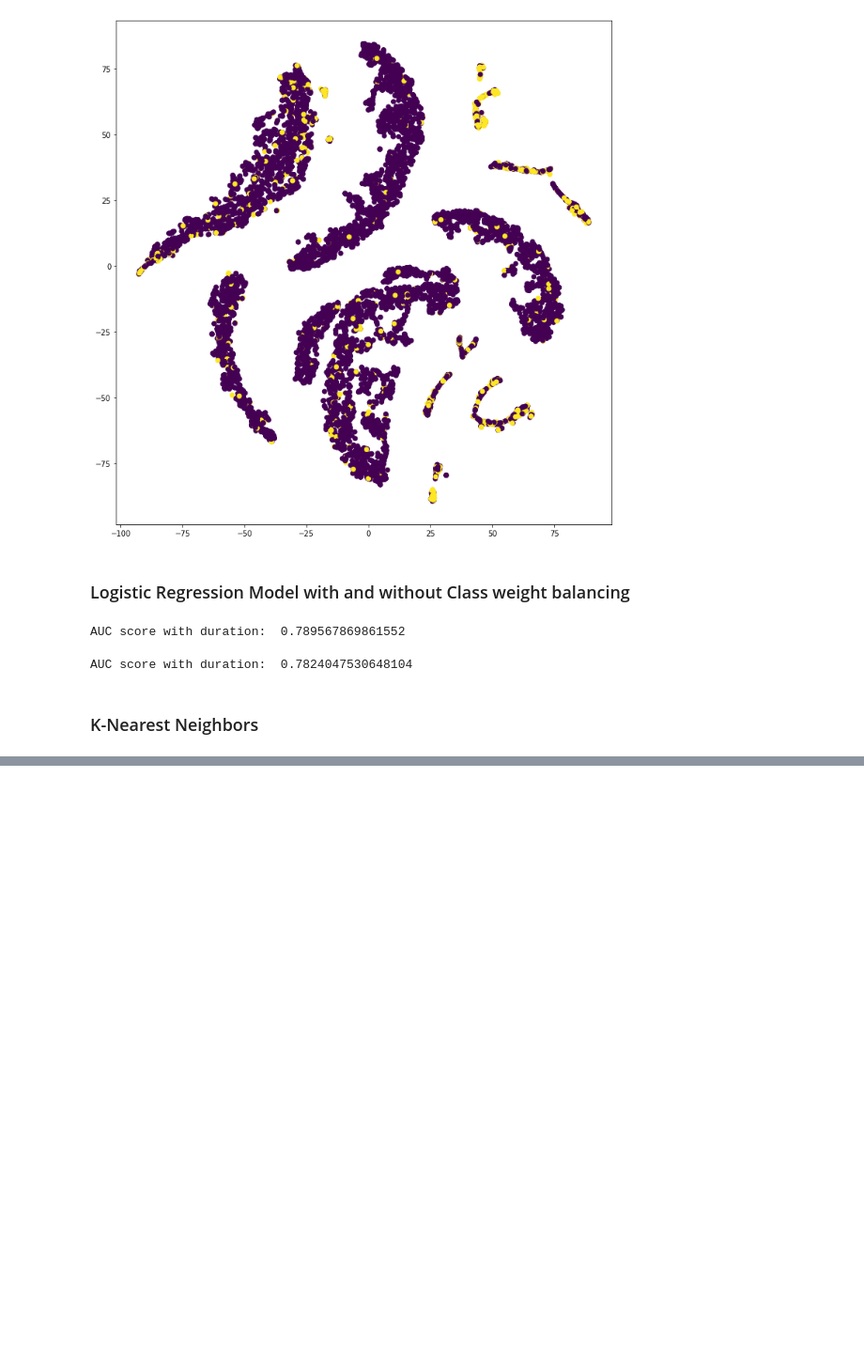
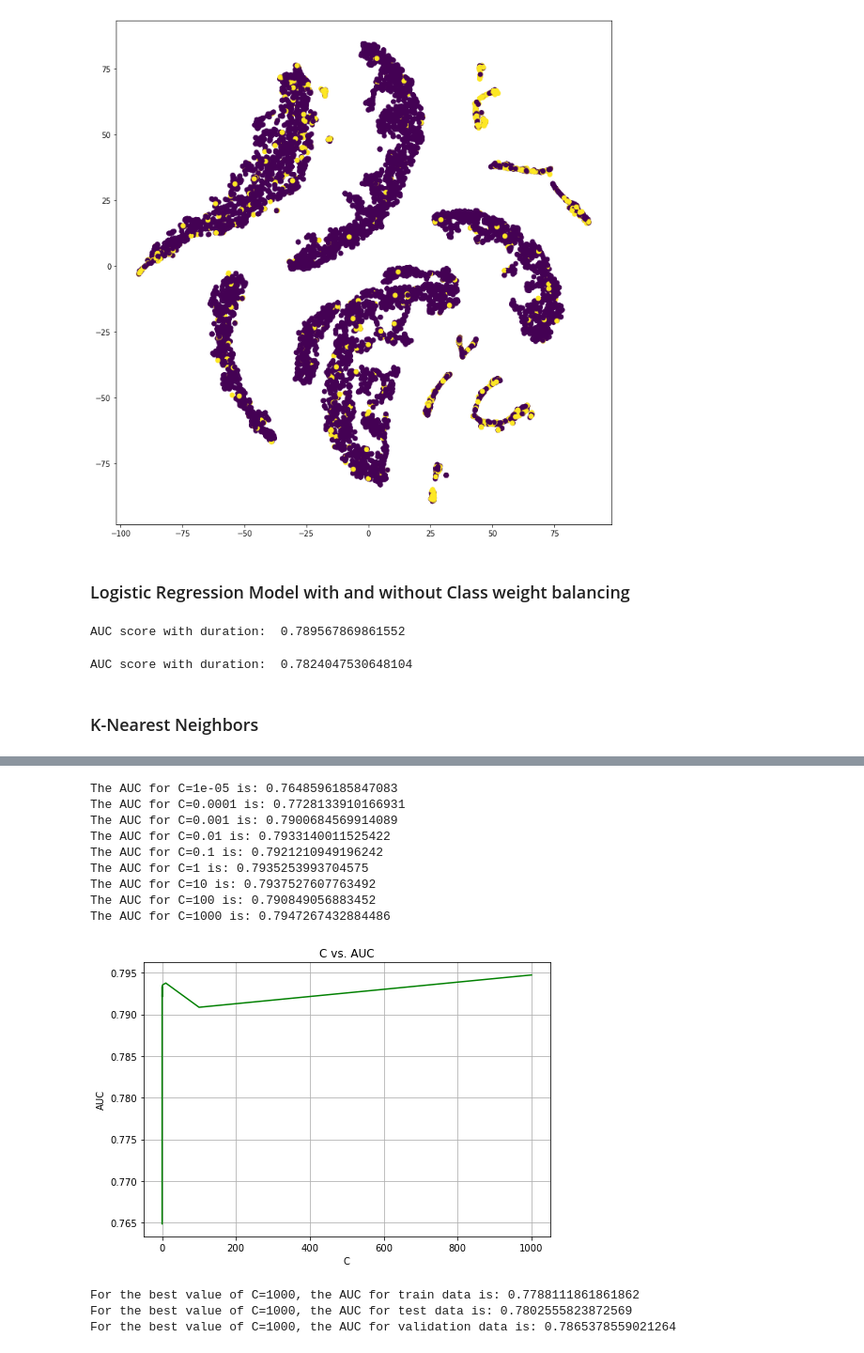
Before and after one commit to sneharth/Data-Science, a Jupyter notebook: Bank Marketing/Bank Telemarketing.ipynb, the cells around one changed output, grey strips where cells are left out. Shown at 94% size. Cells and saved outputs as stored; diff of their text form; code cells hidden in the pictures; blank space fills up the shorter version.

```diff
--- a/Bank Marketing/Bank Telemarketing.ipynb
+++ b/Bank Marketing/Bank Telemarketing.ipynb
@@ -521,3 +523,53 @@ The AUC for k=19 is: 0.7654314427825752
 For the best value of k=19, the AUC for train data is: 0.8568512358512359
 For the best value of k=19, the AUC for test data is: 0.7855502329065968
 For the best value of k=19, the AUC for validation data is: 0.7668733747479242
+# %%
+c = [ 10 ** i for i in range ( -5 , 4 ) ]
+auc_score = [ ]
+for i in c:
+    lr = LogisticRegression ( penalty = "l2" , C = i , class_weight = "balanced" )
+    lr.fit ( X_train , y_train )
+    cccv = CalibratedClassifierCV ( lr , method = "sigmoid" )
+    cccv.fit ( X_train , y_train )
+    y_pred = cccv.predict_proba ( X_valid )
+    auc_score.append ( roc_auc_score ( y_valid , y_pred [ : , 1 ] ) )
+
+for i in range ( len ( auc_score ) ):
+    print ( "The AUC for C={} is: {}" .format ( c [ i ] , auc_score [ i ] ) )
+
+plt.plot ( c , auc_score , color = "g" )
+plt.title ( "C vs. AUC" )
+plt.xlabel ( "C" )
+plt.ylabel ( "AUC" )
+plt.grid ( True )
+plt.show ( )
+
+lr = LogisticRegression ( C = c [ np.argmax ( auc_score ) ] )
+lr.fit ( X_train , y_train )
+cccv = CalibratedClassifierCV ( lr , method = "sigmoid" )
+cccv.fit ( X_train , y_train )
+
+y_pred_train = cccv.predict_proba ( X_train )
+y_pred_test = cccv.predict_proba ( X_test )
+y_pred_valid = cccv.predict_proba ( X_valid )
+
+print ( "For the best value of C={}, the AUC for train data is: {}" .format ( c [ np.argmax ( auc_score ) ] , \
+    roc_auc_score ( y_train , y_pred_train [ : , 1 ] ) ) )
+print ( "For the best value of C={}, the AUC for test data is: {}" .format ( c [ np.argmax ( auc_score ) ] , \
+    roc_auc_score ( y_test , y_pred_test [ : , 1 ] ) ) )
+print ( "For the best value of C={}, the AUC for validation data is: {}" .format ( c [ np.argmax ( auc_score ) ] , \
+    roc_auc_score ( y_valid , y_pred_valid [ : , 1 ] ) ) )
+# %% [output]
+The AUC for C=1e-05 is: 0.7648596185847083
+The AUC for C=0.0001 is: 0.7728133910166931
+The AUC for C=0.001 is: 0.7900684569914089
+The AUC for C=0.01 is: 0.7933140011525422
+The AUC for C=0.1 is: 0.7921210949196242
+The AUC for C=1 is: 0.7935253993704575
+The AUC for C=10 is: 0.7937527607763492
+The AUC for C=100 is: 0.790849056883452
+The AUC for C=1000 is: 0.7947267432884486
+[figure, added]
+For the best value of C=1000, the AUC for train data is: 0.7788111861861862
+For the best value of C=1000, the AUC for test data is: 0.7802555823872569
+For the best value of C=1000, the AUC for validation data is: 0.7865378559021264
```
Also changed, not shown: parts of 2 cells of this notebook.
